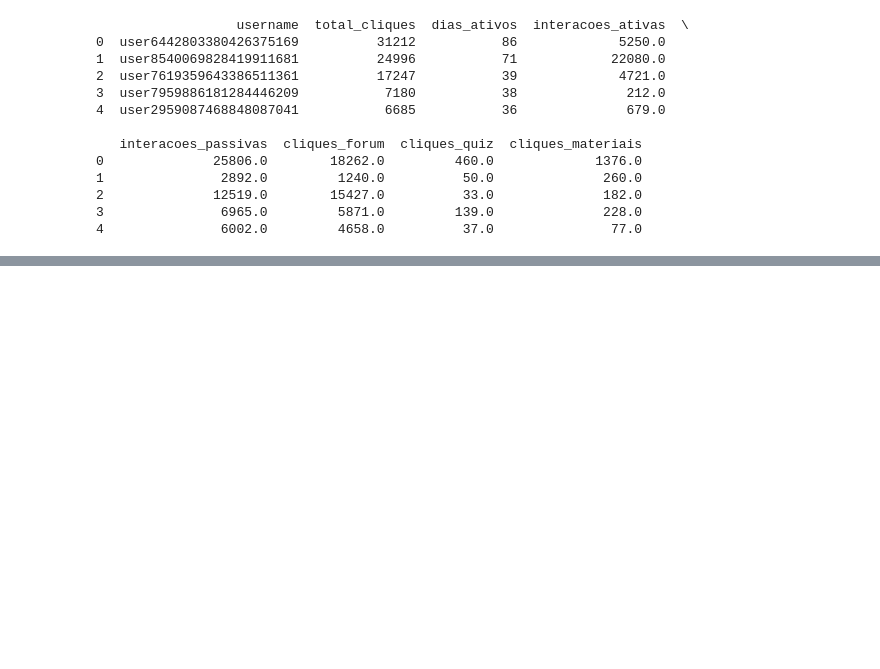
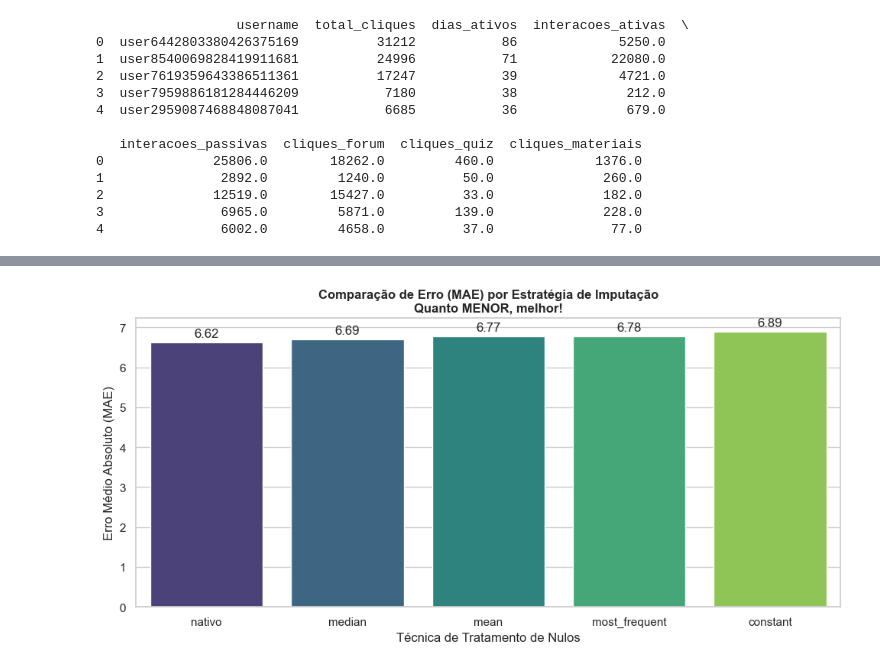
Before and after one commit to Danilus04/Topicos-Trabalho-Final, a Jupyter notebook: main.ipynb, the cells around one changed output, grey strips where cells are left out. Saved outputs shown, nothing was run; the diff lists cells and outputs as text; code cells hidden in the pictures; blank space fills up the shorter version.

Commit message:
Feat: Treinamento catboost

```diff
--- a/main.ipynb
+++ b/main.ipynb
@@ -4,6 +4,18 @@ import pandas as pd
 import os
 import json
 from dotenv import load_dotenv
+
+import numpy as np
+import matplotlib.pyplot as plt
+import seaborn as sns
+
+from sklearn.model_selection import train_test_split
+from sklearn.impute import SimpleImputer
+from sklearn.metrics import mean_absolute_error, root_mean_squared_error, r2_score
+
+from catboost import CatBoostRegressor
+
+sns.set_theme(style="whitegrid")
 # %%
 def extrair_features_moodle(pasta_dados="export/", curso_id="10464"):
     """
@@ -221,7 +233,6 @@ df_final = reduce(lambda left, right: pd.merge(left, right, on='username', how='
 # 4. TRATAMENTO FINAL DE NULOS
 # ==========================================
 
-df_final = df_final.fillna(0.0)
 
 # Para garantir que não haja usernames nulos ou vazios
 df_final = df_final[df_final['username'] != 0.0]
@@ -260,0 +305,70 @@ dtype: int64
+# %%
+def executar_experimentos_imputacao(df_features, df_alvo, coluna_alvo='nota_media'):
+    """
+    Cruza as features com o Target, testa várias combinações de imputação
+    e treina modelos CatBoost para descobrir qual abordagem gera o menor erro.
+    """
+    # 1. Cruzamento (Merge) usando INNER JOIN para manter apenas alunos com features E notas
+    # NOTA: Certifique-se de que os seus DataFrames anteriores se chamam df_final e df_target_corrigido
+    print("🔄 Juntando a matriz de features com o Target...")
+    df_completo = pd.merge(df_features, df_alvo, on='username', how='inner')
+
+    # 2. Separação de Variáveis (X = Comportamento, y = Nota Real)
+    X = df_completo.drop(columns=['username', coluna_alvo])
+    y = df_completo[coluna_alvo]
+
+    # Se na criação da matriz de features você colocou ".fillna(0)", é importante
+    # recolocar como NaN aqui apenas para o experimento, simulando dados ausentes:
+    X = X.replace(0.0, np.nan)
+
+    # 3. Lista de estratégias para testar
+    estrategias = ['nativo', 'mean', 'median', 'most_frequent', 'constant']
+    resultados = []
+
+    print("\n🚀 Iniciando Treinamentos...\n" + "-"*30)
+
+    for est in estrategias:
+        # A) Imputação
+        X_tratado = aplicar_imputacao_simples(X, estrategia=est, valor_constante=0.0)
+
+        # B) Divisão em Treino (80%) e Teste (20%)
+        X_train, X_test, y_train, y_test = train_test_split(X_tratado, y, test_size=0.2, random_state=42)
+
+        # C) Treinamento e Avaliação
+        modelo, mae, rmse, r2 = treinar_e_avaliar_catboost(X_train, X_test, y_train, y_test)
+
+        # Guarda o resultado
+        resultados.append({
+            'Estrategia': est,
+            'MAE (Erro em % da nota)': mae,
+            'RMSE': rmse,
+            'R² (Poder Explicativo)': r2
+        })
+
+    # 4. Exibição dos Resultados Finais
+    df_resultados = pd.DataFrame(resultados).sort_values(by='MAE (Erro em % da nota)', ascending=True)
+
+    print("\n🏆 RANKING DE DESEMPENHO DAS ESTRATÉGIAS:")
+    display(df_resultados)
+
+    # Bônus: Plota um gráfico comparativo
+    plt.figure(figsize=(10, 5))
+    ax = sns.barplot(data=df_resultados, x='Estrategia', y='MAE (Erro em % da nota)', palette='viridis')
+    plt.title('Comparação de Erro (MAE) por Estratégia de Imputação\nQuanto MENOR, melhor!', fontweight='bold')
+    plt.ylabel('Erro Médio Absoluto (MAE)')
+    plt.xlabel('Técnica de Tratamento de Nulos')
+
+    # Adiciona os valores nas barras
+    for i in ax.containers:
+        ax.bar_label(i, fmt='%.2f', label_type='edge', padding=3)
+
+    plt.tight_layout()
+    plt.show()
+
+# =========================================================
+# GATILHO DE EXECUÇÃO:
+# Supondo que as tabelas extraídas nas respostas passadas
+# estão nas variáveis df_final (features) e df_target_corrigido (alvo)
+# =========================================================
+executar_experimentos_imputacao(df_final, df_target, coluna_alvo='nota_media')
+# %% [output]
@@ -260,0 +394 @@ dtype: int64
+[figure, added]
```
Also changed, not shown: parts of 5 cells of this notebook, 1 other file.
